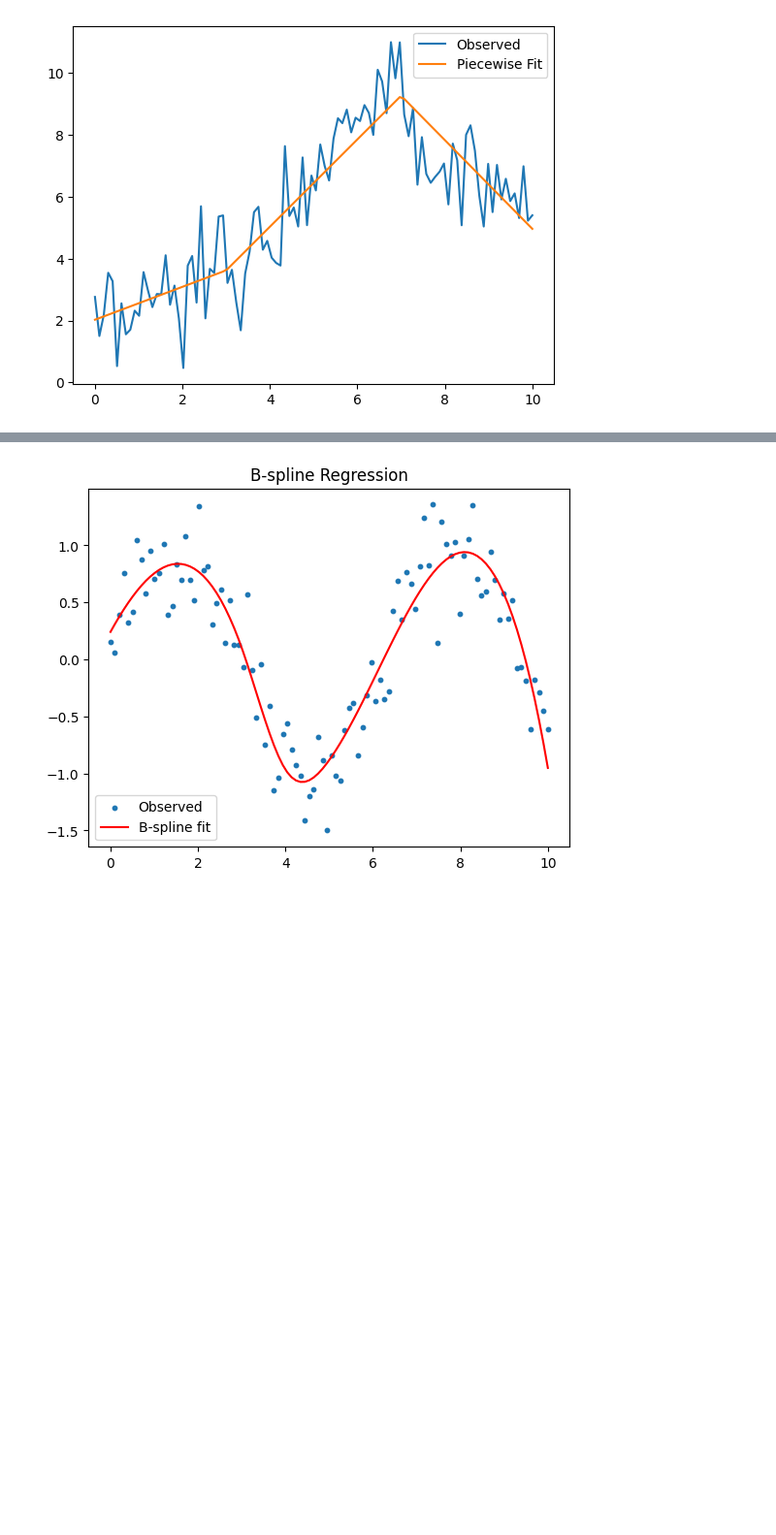
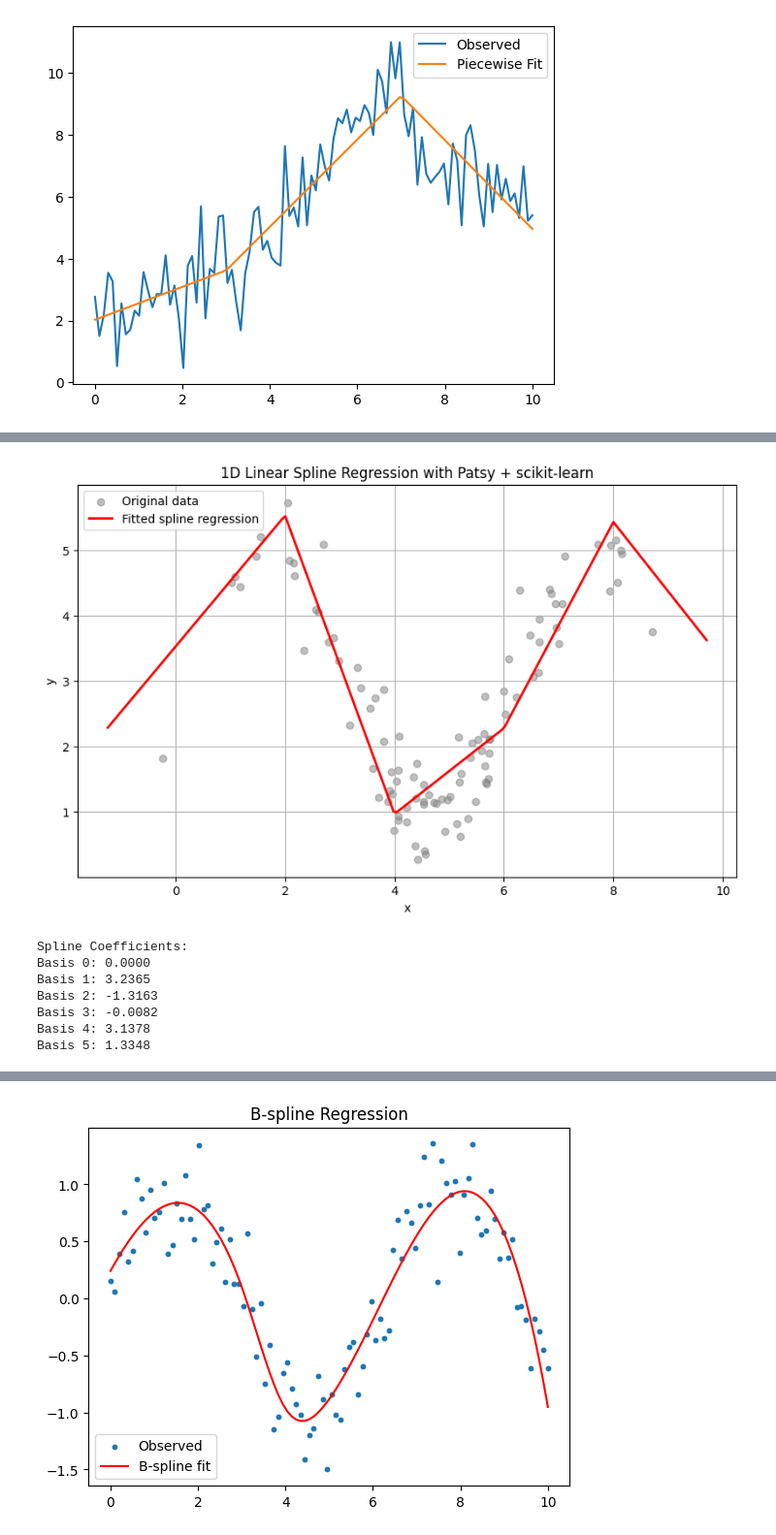
Before and after one commit to YimingZhang07/quantbullet, a Jupyter notebook: docs/research/constrained-ols.ipynb, the cells around one changed output, grey strips where cells are left out. Shown at 97% size. Cells and saved outputs as stored; diff of their text form; code cells hidden in the pictures; blank space fills up the shorter version.

```diff
--- a/docs/research/constrained-ols.ipynb
+++ b/docs/research/constrained-ols.ipynb
@@ -192,0 +198,53 @@ plt.show()
+# %%
+import numpy as np
+import pandas as pd
+from patsy import dmatrix
+from sklearn.linear_model import LinearRegression
+import matplotlib.pyplot as plt
+
+# 1. Generate random data
+np.random.seed(42)
+n_samples = 100
+x = np.sort(np.random.normal(loc=5, scale=2, size=n_samples))
+y = 3 + 2 * np.sin(x) + np.random.normal(scale=0.5, size=n_samples)
+
+# 2. Create spline basis for x using patsy (linear splines, df=5)
+x_df = pd.DataFrame({"x": x})
+X_spline = dmatrix("bs(x, knots=(2,4,6,8), degree=1, include_intercept=False)", x_df)
+
+# 3. Fit linear regression on spline basis
+model = LinearRegression()
+model.fit(X_spline, y)
+
+# 4. Generate new x values (uniformly spaced)
+x_new = np.linspace(x.min() - 1, x.max() + 1, 200)
+x_new_df = pd.DataFrame({"x": x_new})
+X_new_spline = dmatrix("bs(x, knots=(2,4,6,8), degree=1, include_intercept=False)", x_new_df)
+
+# 5. Predict on new x
+y_pred = model.predict(X_new_spline)
+
+# 6. Plot
+plt.figure(figsize=(10, 6))
+plt.scatter(x, y, color='gray', alpha=0.5, label="Original data")
+plt.plot(x_new, y_pred, color='red', lw=2, label="Fitted spline regression")
+plt.title("1D Linear Spline Regression with Patsy + scikit-learn")
+plt.xlabel("x")
+plt.ylabel("y")
+plt.legend()
+plt.grid(True)
+plt.show()
+
+# 7. Show coefficients
+print("Spline Coefficients:")
+for i, coef in enumerate(model.coef_):
+    print(f"Basis {i}: {coef:.4f}")
+# %% [output]
+[figure, added]
+Spline Coefficients:
+Basis 0: 0.0000
+Basis 1: 3.2365
+Basis 2: -1.3163
+Basis 3: -0.0082
+Basis 4: 3.1378
+Basis 5: 1.3348
```
Also changed, not shown: parts of 54 cells of this notebook, 8 other files.
